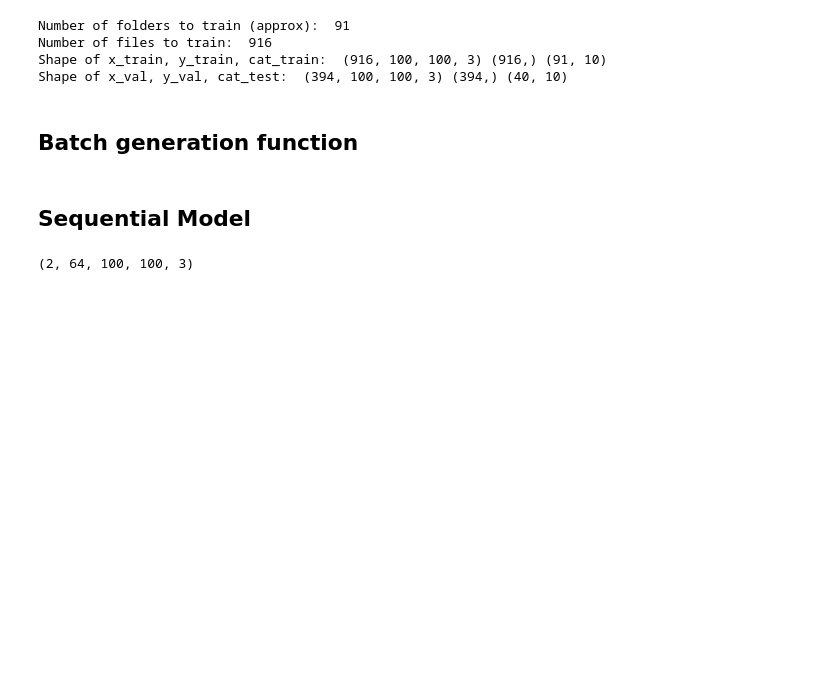
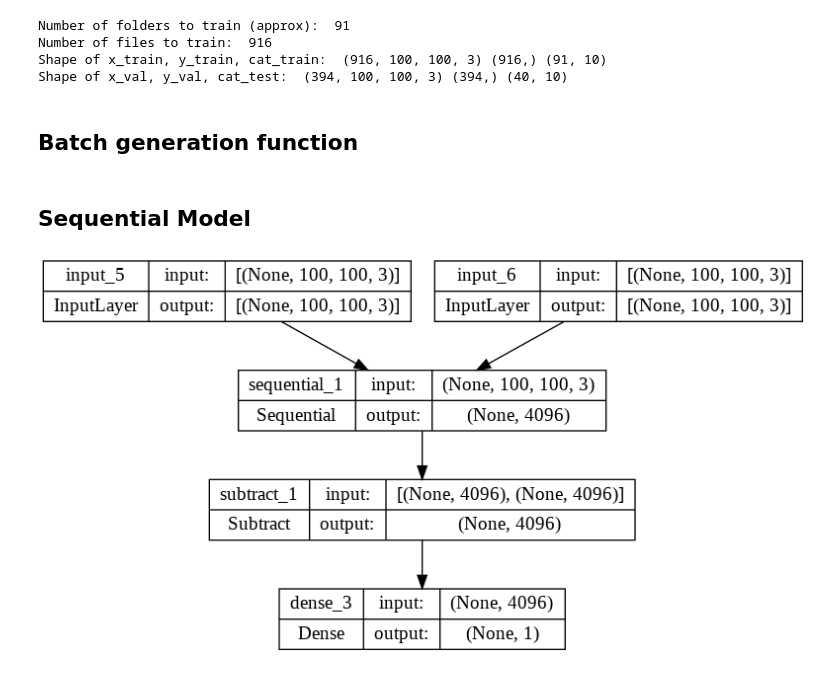
Before and after one commit to nisargdoshi9/siamese_network_few_shot_learning, a Jupyter notebook: Siamese_NW_Fruits360.ipynb, the cells around one changed output. Cells and saved outputs as stored; diff of their text form; code cells hidden in the pictures; blank space fills up the shorter version.

```diff
--- a/Siamese_NW_Fruits360.ipynb
+++ b/Siamese_NW_Fruits360.ipynb
@@ -150,34 +150,44 @@ def get_batch(batch_size=64):
 # %% [markdown]
 ## Sequential Model
 # %%
-from keras.layers import Input, Conv2D, Lambda, merge, Dense, Flatten, MaxPooling2D
+from keras.layers import Input, Conv2D, Lambda, Concatenate, Dense, Flatten, MaxPooling2D, Subtract
 from keras.models import Model,Sequential
 from keras.losses import binary_crossentropy
 from keras.regularizers import l2
 from keras import backend as K
 from keras.optimizers import SGD, Adam
+from keras.utils import plot_model
 
 W_init = keras.initializers.RandomNormal(mean=0.0, stddev = 1e-2)
 b_init = keras.initializers.RandomNormal(mean=0.0, stddev = 1e-2)
 
 input_shape = (100,100,3)
 left_input = Input(input_shape)
 right_input = Input(input_shape)
 
-model = keras.model.Sequential([
+model = Sequential([
   keras.layers.Conv2D(64, (10,10), activation='relu', input_shape=input_shape, kernel_initializer=W_init, bias_initializer=b_init, kernel_regularizer=l2(2e-4)),
   keras.layers.MaxPooling2D(2, 2),
   keras.layers.Conv2D(128, (7,7), activation='relu', kernel_initializer=W_init, bias_initializer=b_init, kernel_regularizer=l2(2e-4)),
   keras.layers.MaxPooling2D(2,2),
   keras.layers.Conv2D(128, (4,4), activation='relu', kernel_initializer=W_init, bias_initializer=b_init, kernel_regularizer=l2(2e-4)),
   keras.layers.MaxPooling2D(2,2),
   keras.layers.Conv2D(256, (4,4), activation='relu', kernel_initializer=W_init, bias_initializer=b_init, kernel_regularizer=l2(2e-4)),
   keras.layers.MaxPooling2D(2,2),
   keras.layers.Flatten(),
   keras.layers.Dense(4096, activation='sigmoid', kernel_initializer=W_init, bias_initializer=b_init)
 ])
 
 encoded_l = model(left_input)
 encoded_r = model(right_input)
+
+subtracted = Subtract()([encoded_l, encoded_r])
+prediction = Dense(1, activation='sigmoid', bias_initializer=b_init)(subtracted)
+siamese_net = Model([left_input, right_input], prediction)
+
+optimizer= Adam(learning_rate=0.0006)
+siamese_net.compile(loss='binary_crossentropy', optimizer=optimizer)
+
+plot_model(siamese_net, show_shapes=True, show_layer_names=True)
 # %% [output]
-(2, 64, 100, 100, 3)
+[figure, added]
```
Also changed, not shown: parts of 1 cell of this notebook.
